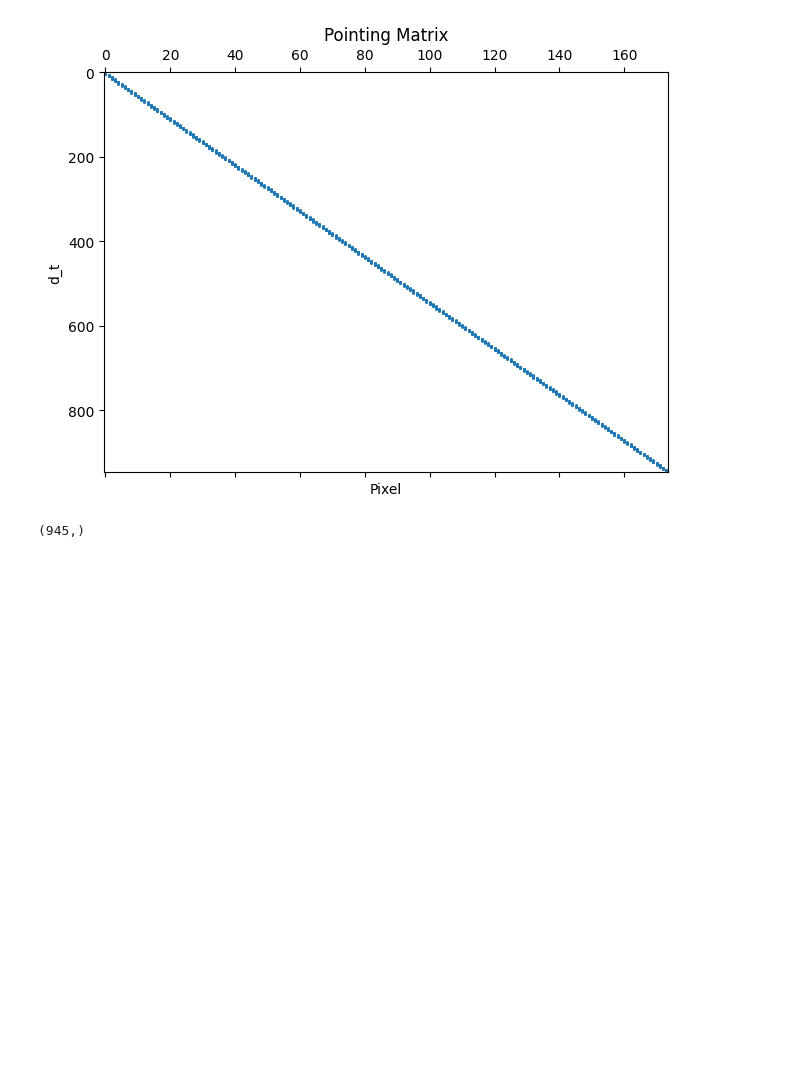
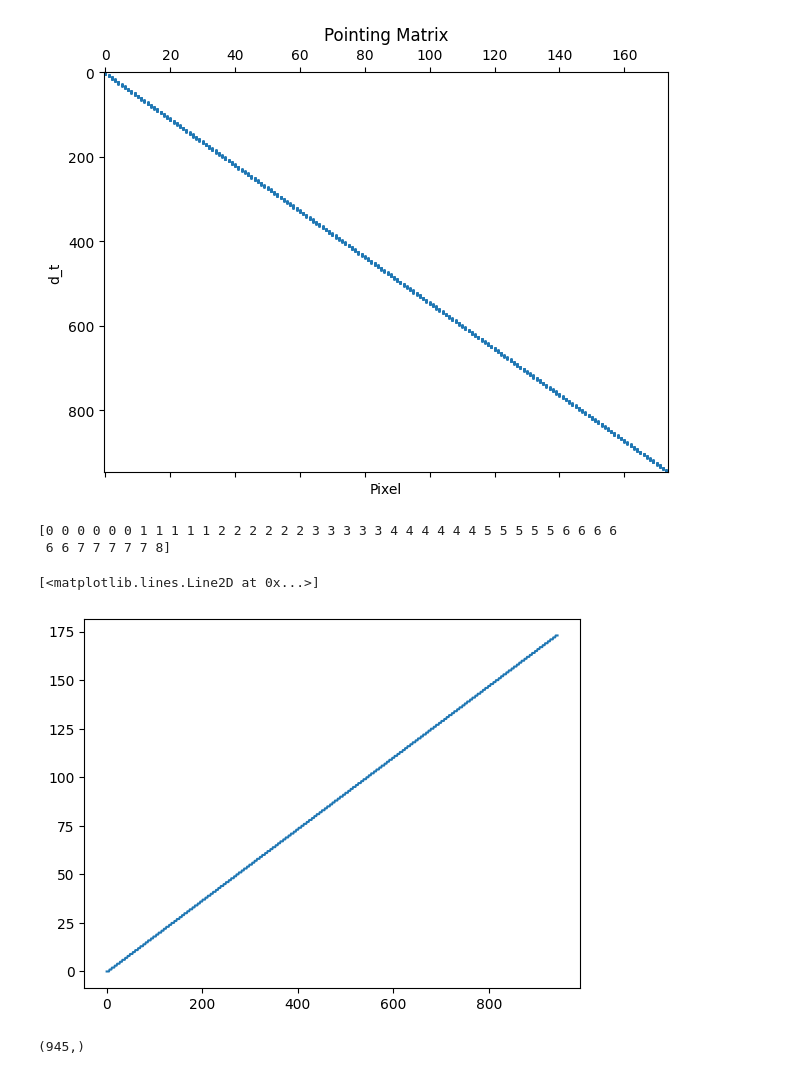
Before and after one commit to Rachel-0420/Toy-Model-for-Field-Level, a Jupyter notebook: SPT-3G_simulation.ipynb, the cells around one changed output. Cells and saved outputs as stored; diff of their text form; code cells hidden in the pictures; blank space fills up the shorter version.

```diff
--- a/SPT-3G_simulation.ipynb
+++ b/SPT-3G_simulation.ipynb
@@ -121 +113,11 @@ plt.show()
+# %%
+# check P_encoded
+
+print(P_encoded[:45])
+plt.plot(P_encoded)
+# %% [output]
+[0 0 0 0 0 0 1 1 1 1 1 2 2 2 2 2 2 3 3 3 3 3 4 4 4 4 4 4 5 5 5 5 5 6 6 6 6
+ 6 6 7 7 7 7 7 8]
+[<matplotlib.lines.Line2D at 0x...>]
+[figure, added]
 # %%
```
Also changed, not shown: parts of 11 cells of this notebook.
